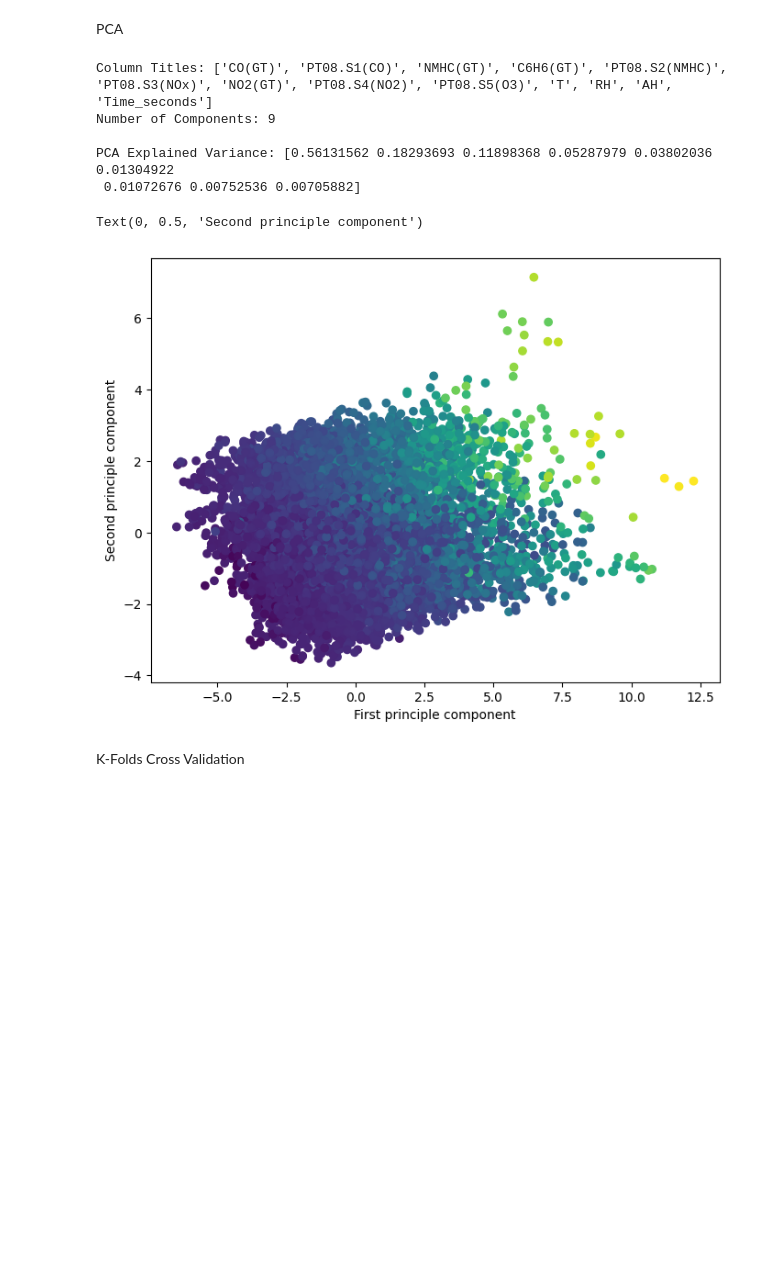
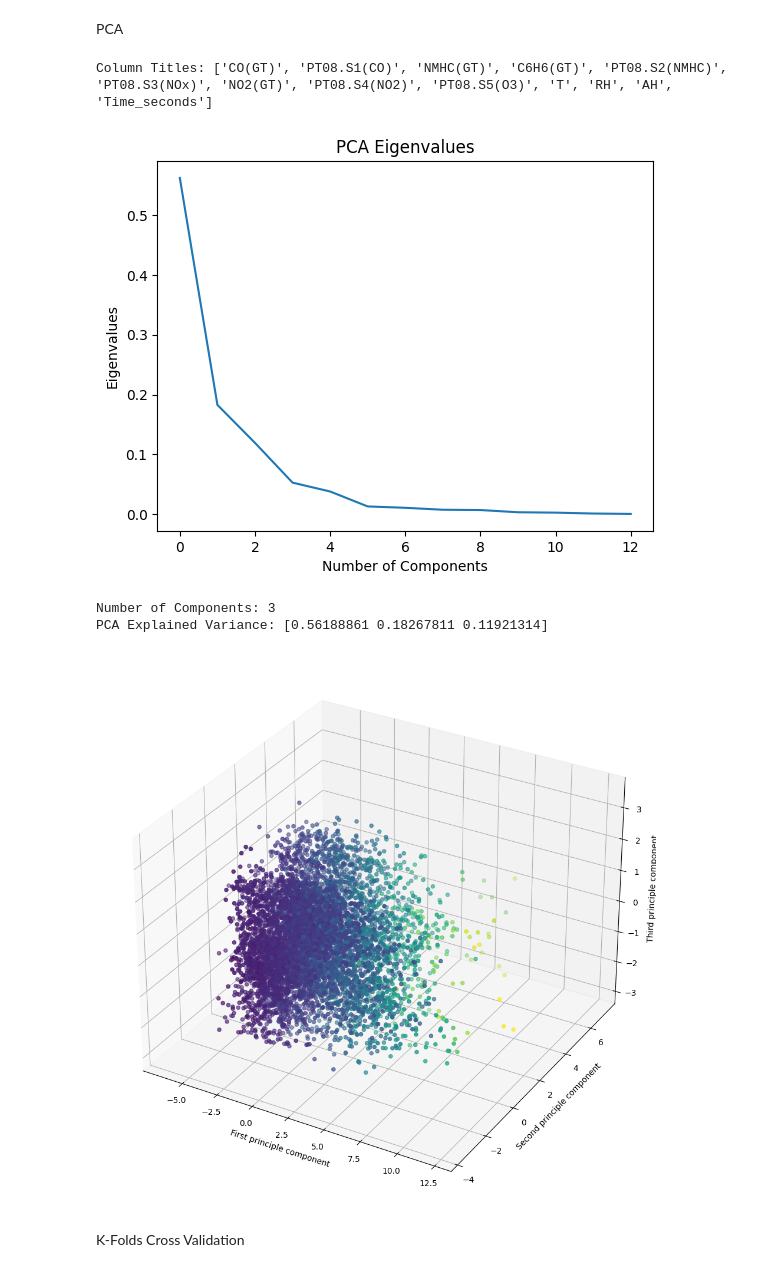
Before and after one commit to royalty1free/CECS-456-Final-Project, a Jupyter notebook: 456FinalProject.ipynb, the cells around one changed output. Saved outputs shown, nothing was run; the diff lists cells and outputs as text; code cells hidden in the pictures; blank space fills up the shorter version.

Commit message:
Significant Changes
-imputer
-elbow method
-change scatterplot from 2d to 3d
-added r2 scores in hyper tuning
-added comments

```diff
--- a/456FinalProject.ipynb
+++ b/456FinalProject.ipynb
@@ -64,55 +86,70 @@ df = df.iloc[:, 1:15]
 df['Time_seconds'] = pd.to_timedelta(df['Time']).dt.total_seconds()
 df = df.drop(columns=['Time'])
 
-#Replacing NaN values with mean(Required since PCA does not deal with missing values)
+#Replacing NaN values(Required since PCA does not deal with missing values)
 #imputer = SimpleImputer(strategy='mean') #NOT GOOD TOO GENERAL
 #imputer = KNNImputer(n_neighbors=10) #Better
 #MICE Imputer
-imputer = IterativeImputer() #Best
+imputer = IterativeImputer(max_iter=1000) #Best
 
 df = pd.DataFrame(imputer.fit_transform(df), columns = imputer.get_feature_names_out())
 X = df.drop('NOx(GT)', axis=1)
 y = df['NOx(GT)']
 
 #Split Data into Training and Testing Set
 X_train, X_test, y_train, y_test = train_test_split(X, y, test_size=0.3, random_state=42)
 
 print(f'Column Titles: {X_train.columns.tolist()}')
 #print(df.loc[34])
 
 #normalizes training and testing data
 scaler = StandardScaler()
 scaler.fit(X_train)
 scaled_data = scaler.transform(X_train)
 test_scaled_data = scaler.transform(X_test)
 
 #print(scaled_data)
 
 #Conducting PCA (Not on Target Values)
-#pca = PCA(n_components = 13)
-pca = PCA(.99) #setting the desired amount of variance to be retained
+pca = PCA(n_components = 13)
+#pca = PCA(.99) #setting the desired amount of variance to be retained
 pca.fit(scaled_data)
+plt.plot(pca.explained_variance_ratio_)
+plt.xlabel('Number of Components')
+plt.ylabel('Eigenvalues')
+plt.title('PCA Eigenvalues')
+plt.show()
+
+#Conducting PCA (Not on Target Values)
+pca = PCA(n_components = 3)
+#pca = PCA(.99) #setting the desired amount of variance to be retained
+pca.fit(scaled_data)
+
 print(f'Number of Components: {pca.n_components_}')
 X_pca = pca.transform(scaled_data)
 X_test_pca = pca.transform(test_scaled_data)
 #displays the shape of the array
-print(flush='PCA Shape: {X_pca.shape}')
+#print(flush='PCA Shape: {X_pca.shape}')
 #print(X_pca)
 print(f'PCA Explained Variance: {pca.explained_variance_ratio_}')
 
-#Visual Representation of PCA with target N0x
-plt.figure(figsize=(8,6))
-plt.scatter(X_pca[:,0], X_pca[:,1], c = y_train)
-plt.xlabel('First principle component')
-plt.ylabel('Second principle component')
+#Visual Representation of PCA with target N0x (Not the Full Representation of the PCA dataset)
+#plt.figure(figsize=(8,6))
+fig = plt.figure(figsize=(12,16))
+fig = fig.add_subplot(111, projection='3d')
+fig.scatter(X_pca[:,0], X_pca[:,1], X_pca[:,2], c = y_train)
+
+#plt.scatter(X_pca[:,0], X_pca[:,1], X_pca[:,2], c = y_train)
+fig.set_xlabel('First principle component')
+fig.set_ylabel('Second principle component')
+fig.set_zlabel('Third principle component')
+plt.show()
 # %% [output]
 Column Titles: ['CO(GT)', 'PT08.S1(CO)', 'NMHC(GT)', 'C6H6(GT)', 'PT08.S2(NMHC)', 'PT08.S3(NOx)', 'NO2(GT)', 'PT08.S4(NO2)', 'PT08.S5(O3)', 'T', 'RH', 'AH', 'Time_seconds']
-Number of Components: 9
-
-PCA Explained Variance: [0.56131562 0.18293693 0.11898368 0.05287979 0.03802036 0.01304922
- 0.01072676 0.00752536 0.00705882]
+[figure, new version]
-Text(0, 0.5, 'Second principle component')
+Number of Components: 3
+PCA Explained Variance: [0.56188861 0.18267811 0.11921314]
-[figure, old version]
+[figure, added]
 # %% [markdown]
 K-Folds Cross Validation
 # %%
```
Also changed, not shown: parts of 6 cells of this notebook, 1 other file.
